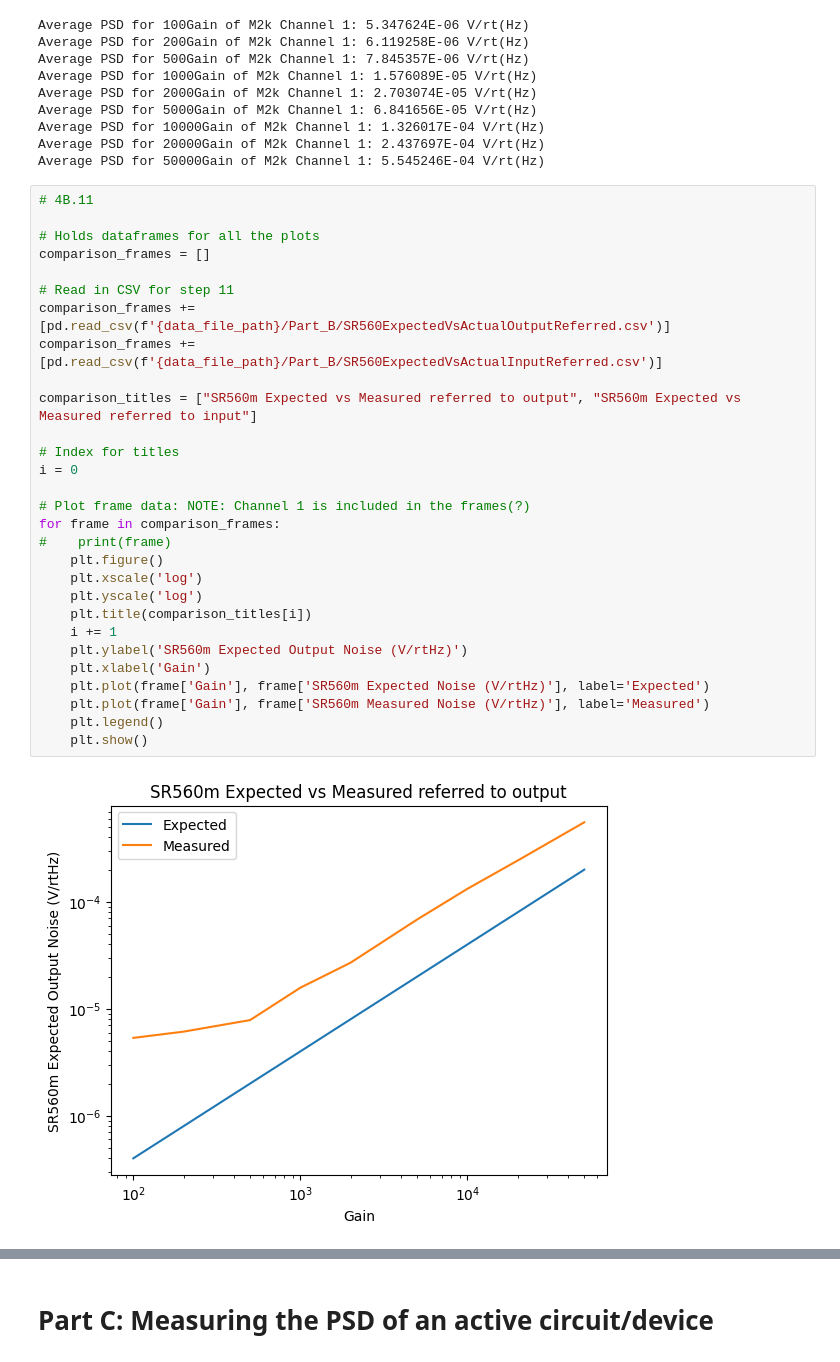
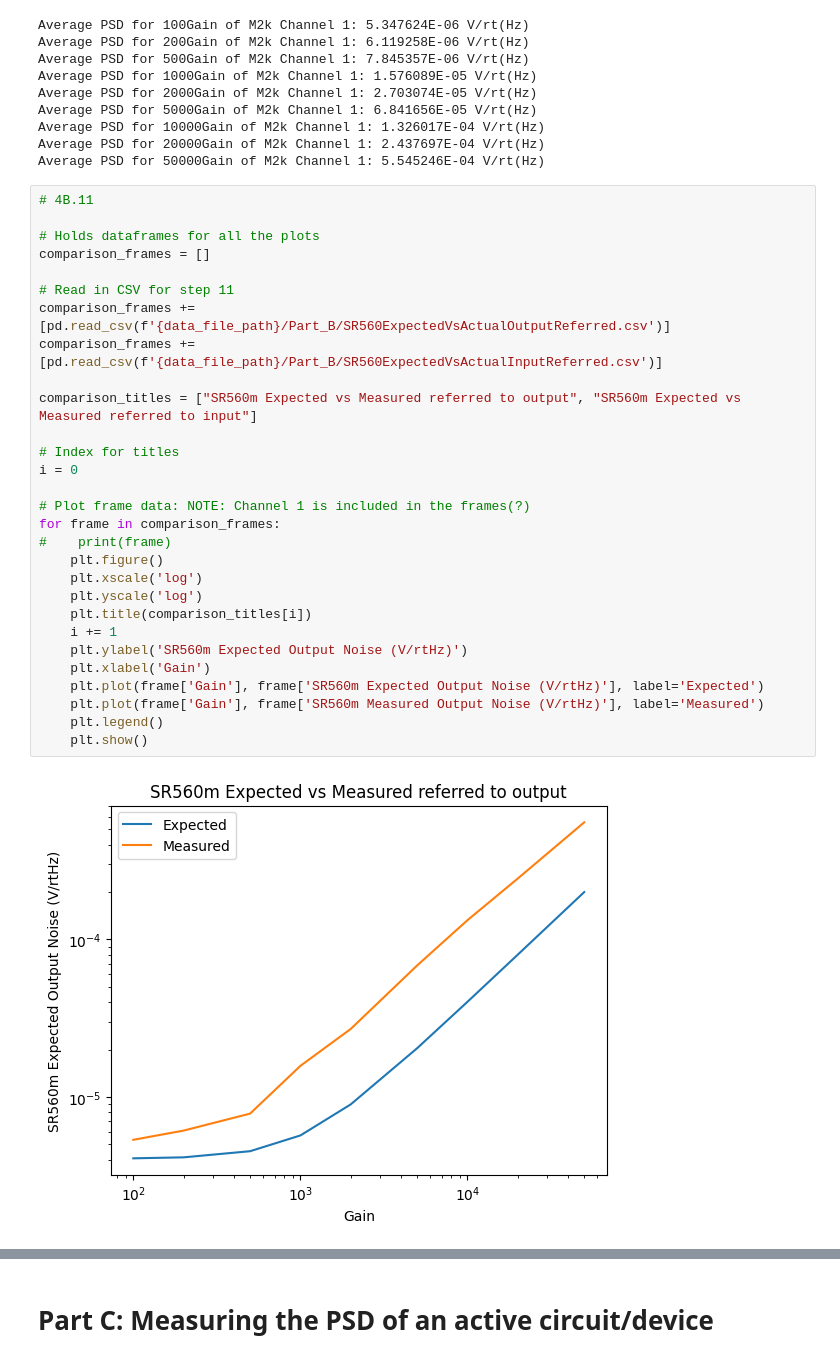
Before and after one commit to MazinDan/Analog_Lab_B, a Jupyter notebook: Lab_4_Report/Analog_Lab4.ipynb, the cells around one changed output, grey strips where cells are left out. Saved outputs shown, nothing was run; the diff lists cells and outputs as text.

```diff
--- a/Lab_4_Report/Analog_Lab4.ipynb
+++ b/Lab_4_Report/Analog_Lab4.ipynb
@@ -342,34 +342,34 @@ Average PSD for 50000Gain of M2k Channel 1: 5.545246E-04 V/rt(Hz)
 # %%
 # 4B.11
 
 # Holds dataframes for all the plots
 comparison_frames = []
 
 # Read in CSV for step 11
 comparison_frames += [pd.read_csv(f'{data_file_path}/Part_B/SR560ExpectedVsActualOutputReferred.csv')]
 comparison_frames += [pd.read_csv(f'{data_file_path}/Part_B/SR560ExpectedVsActualInputReferred.csv')]
 
 comparison_titles = ["SR560m Expected vs Measured referred to output", "SR560m Expected vs Measured referred to input"]
 
 # Index for titles
 i = 0
 
 # Plot frame data: NOTE: Channel 1 is included in the frames(?)
 for frame in comparison_frames:
 #    print(frame)
     plt.figure()
     plt.xscale('log')
     plt.yscale('log')
     plt.title(comparison_titles[i])
     i += 1
     plt.ylabel('SR560m Expected Output Noise (V/rtHz)')
     plt.xlabel('Gain')
-    plt.plot(frame['Gain'], frame['SR560m Expected Noise (V/rtHz)'], label='Expected')
-    plt.plot(frame['Gain'], frame['SR560m Measured Noise (V/rtHz)'], label='Measured')
+    plt.plot(frame['Gain'], frame['SR560m Expected Output Noise (V/rtHz)'], label='Expected')
+    plt.plot(frame['Gain'], frame['SR560m Measured Output Noise (V/rtHz)'], label='Measured')
     plt.legend()
     plt.show()
 # %% [output]
-[figure, old version]
+[figure, new version]
 [figure]
 # %% [markdown]
 # Part C: Measuring the PSD of an active circuit/device
```
Also changed, not shown: parts of 5 cells of this notebook.
